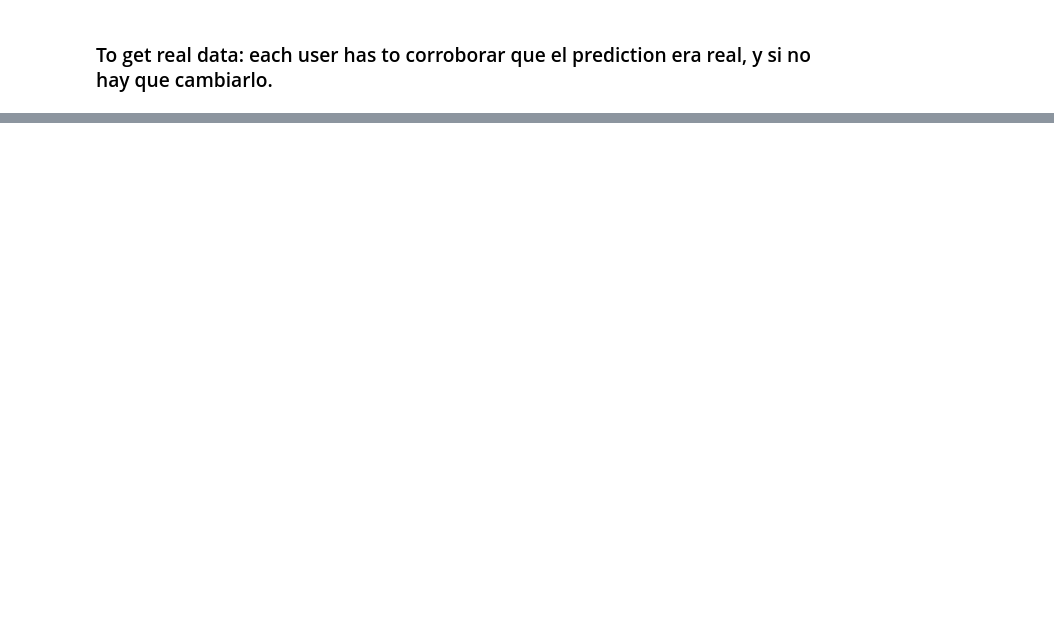
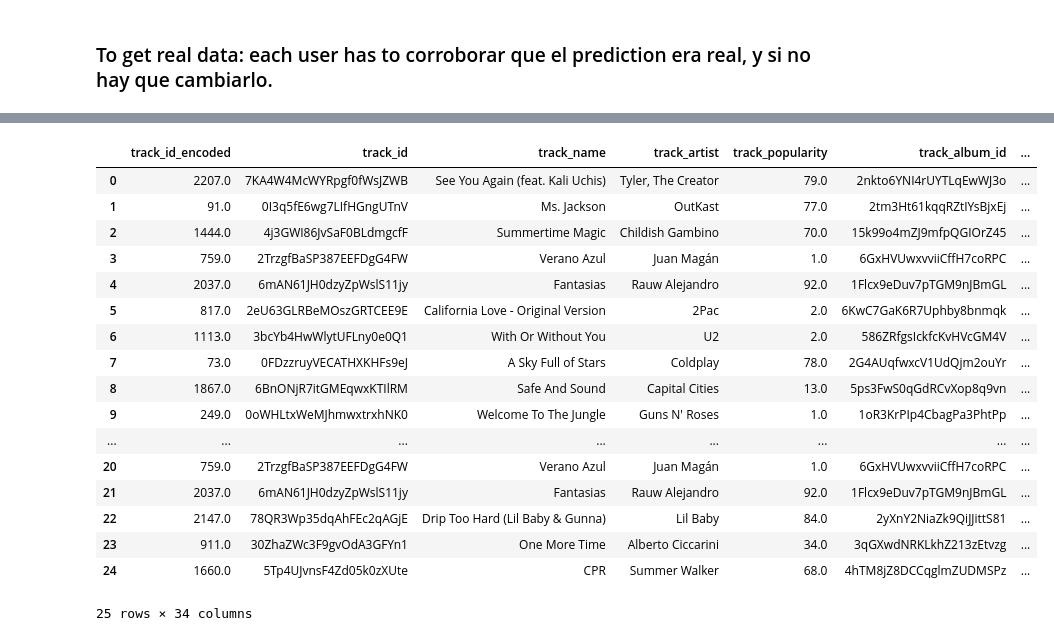
Before and after one commit to riwanahas/runreco, a Jupyter notebook: spotify_reco/models/model_2.ipynb, the cells around one changed output, grey strips where cells are left out. Cells and saved outputs as stored; diff of their text form; code cells hidden in the pictures; blank space fills up the shorter version.

Commit message:
compare recomended songs with songs from user playlists using spotify api

```diff
--- a/spotify_reco/models/model_2.ipynb
+++ b/spotify_reco/models/model_2.ipynb
@@ -341,0 +530,23 @@ df_liked_songs.head()
+# %%
+df_liked_songs_final = pd.read_csv('liked_songs.csv')
+# %%
+df_liked_songs_final
+# %% [output]
+|  | track_id_encoded | track_id | track_name | track_artist | track_popularity | track_album_id | ... |
+| 0 | 2207.0 | 7KA4W4McWYRpgf0fWsJZWB | See You Again (feat. Kali Uchis) | Tyler, The Creator | 79.0 | 2nkto6YNI4rUYTLqEwWJ3o | ... |
+| 1 | 91.0 | 0I3q5fE6wg7LIfHGngUTnV | Ms. Jackson | OutKast | 77.0 | 2tm3Ht61kqqRZtIYsBjxEj | ... |
+| 2 | 1444.0 | 4j3GWI86JvSaF0BLdmgcfF | Summertime Magic | Childish Gambino | 70.0 | 15k99o4mZJ9mfpQGIOrZ45 | ... |
+| 3 | 759.0 | 2TrzgfBaSP387EEFDgG4FW | Verano Azul | Juan Magán | 1.0 | 6GxHVUwxvviiCffH7coRPC | ... |
+| 4 | 2037.0 | 6mAN61JH0dzyZpWslS11jy | Fantasias | Rauw Alejandro | 92.0 | 1Flcx9eDuv7pTGM9nJBmGL | ... |
+| 5 | 817.0 | 2eU63GLRBeMOszGRTCEE9E | California Love - Original Version | 2Pac | 2.0 | 6KwC7GaK6R7Uphby8bnmqk | ... |
+| 6 | 1113.0 | 3bcYb4HwWlytUFLny0e0Q1 | With Or Without You | U2 | 2.0 | 586ZRfgsIckfcKvHVcGM4V | ... |
+| 7 | 73.0 | 0FDzzruyVECATHXKHFs9eJ | A Sky Full of Stars | Coldplay | 78.0 | 2G4AUqfwxcV1UdQjm2ouYr | ... |
+| 8 | 1867.0 | 6BnONjR7itGMEqwxKTIlRM | Safe And Sound | Capital Cities | 13.0 | 5ps3FwS0qGdRCvXop8q9vn | ... |
+| 9 | 249.0 | 0oWHLtxWeMJhmwxtrxhNK0 | Welcome To The Jungle | Guns N' Roses | 1.0 | 1oR3KrPIp4CbagPa3PhtPp | ... |
+| ... | ... | ... | ... | ... | ... | ... | ... |
+| 20 | 759.0 | 2TrzgfBaSP387EEFDgG4FW | Verano Azul | Juan Magán | 1.0 | 6GxHVUwxvviiCffH7coRPC | ... |
+| 21 | 2037.0 | 6mAN61JH0dzyZpWslS11jy | Fantasias | Rauw Alejandro | 92.0 | 1Flcx9eDuv7pTGM9nJBmGL | ... |
+| 22 | 2147.0 | 78QR3Wp35dqAhFEc2qAGjE | Drip Too Hard (Lil Baby & Gunna) | Lil Baby | 84.0 | 2yXnY2NiaZk9QiJJittS81 | ... |
+| 23 | 911.0 | 30ZhaZWc3F9gvOdA3GFYn1 | One More Time | Alberto Ciccarini | 34.0 | 3qGXwdNRKLkhZ213zEtvzg | ... |
+| 24 | 1660.0 | 5Tp4UJvnsF4Zd05k0zXUte | CPR | Summer Walker | 68.0 | 4hTM8jZ8DCCqglmZUDMSPz | ... |
+25 rows × 34 columns
```
Also changed, not shown: parts of 28 cells of this notebook, 3 other files.
